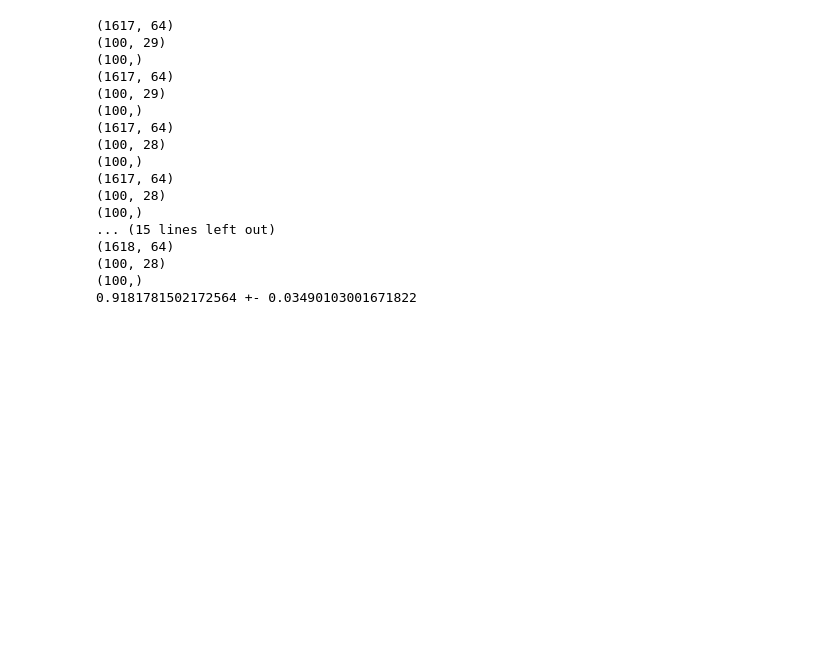
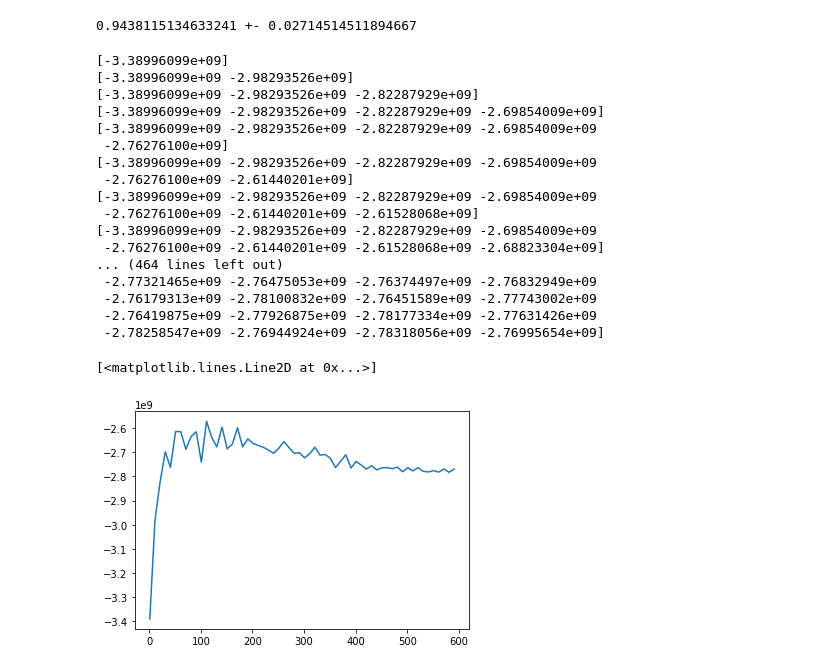
Before and after one commit to davidrft/machine-learning, a Jupyter notebook: projeto.ipynb, the cells around one changed output. Cells and saved outputs as stored; diff of their text form; code cells hidden in the pictures; blank space fills up the shorter version.

```diff
--- a/projeto.ipynb
+++ b/projeto.ipynb
@@ -22,5 +35,5 @@ Using TensorFlow backend.
 # %%
-folds = 10
+folds = 5
 scores = np.array([])
 
 kf = KFold(n_splits=folds)
@@ -29,15 +42,8 @@ for train_index, test_index in kf.split(X):
     X_train, X_test = X[train_index].astype('float32'), X[test_index].astype('float32')
     y_train, y_test = y[train_index].astype('float32'), y[test_index].astype('float32')
 
-    # Scaler
-#     scaler = StandardScaler()
-#     scaler.fit(X_train)
-#     X_train = scaler.transform(X_train)
-#     X_test = scaler.transform(X_test)
-
     # PCA
-    print(X_train.shape)
-    pca = PCA(0.95)
+    pca = PCA(0.99)
     pca.fit(X_train)
 
     # aplica-se a PCA buscando manter uma parte da variância de forma a diminuir o número de compononentes
@@ -45,7 +51,7 @@ for train_index, test_index in kf.split(X):
     X_test = pca.transform(X_test)
 
     # KMeans
-    n_clusters = 10
+    n_clusters = 20
     clustered_X_train = np.empty((0, X_train.shape[1]))
     clustered_y_train = np.array([])
     for label in set(y):
@@ -53,30 +59,42 @@ for train_index, test_index in kf.split(X):
         clustered_X_train = np.append(clustered_X_train, kmeans.cluster_centers_, axis=0)
         clustered_y_train = np.append(clustered_y_train, label*np.ones(n_clusters))
 
-    print(clustered_X_train.shape)
-    print(clustered_y_train.shape)
-
     # Regressão Logistica
-    clf = LogisticRegression(solver='lbfgs', multi_class='multinomial')
+    clf = svm.SVC(gamma=0.0005, decision_function_shape='ovo')
     clf.fit(clustered_X_train, clustered_y_train)
     scores = np.append(scores, clf.score(X_test, y_test))
 
 print(f'{np.mean(scores)} +- {np.std(scores)}')
 # %% [output]
-(1617, 64)
-(100, 29)
-(100,)
-(1617, 64)
-(100, 29)
-(100,)
-(1617, 64)
-(100, 28)
-(100,)
-(1617, 64)
-(100, 28)
-(100,)
-... (15 lines left out)
-(1618, 64)
-(100, 28)
-(100,)
-0.9181781502172564 +- 0.03490103001671822
+0.9438115134633241 +- 0.02714514511894667
+# %%
+clusters = np.array(range(1, 100, 10))
+scores = np.array([])
+# Find optimal number of clusters
+for c in clusters:
+    X_train, X_test, y_train, y_test = train_test_split(X, y, test_size=0.9, random_state=42)
+    kmeans = KMeans(n_clusters=c).fit(X_train[np.where(y_train == 0)])
+    scores = np.append(scores, kmeans.score(X_test[np.where(y_train == 0)]))
+    print(scores)
+
+plt.plot(clusters, scores)
+# %% [output]
+[-3.38996099e+09]
+[-3.38996099e+09 -2.98293526e+09]
+[-3.38996099e+09 -2.98293526e+09 -2.82287929e+09]
+[-3.38996099e+09 -2.98293526e+09 -2.82287929e+09 -2.69854009e+09]
+[-3.38996099e+09 -2.98293526e+09 -2.82287929e+09 -2.69854009e+09
+ -2.76276100e+09]
+[-3.38996099e+09 -2.98293526e+09 -2.82287929e+09 -2.69854009e+09
+ -2.76276100e+09 -2.61440201e+09]
+[-3.38996099e+09 -2.98293526e+09 -2.82287929e+09 -2.69854009e+09
+ -2.76276100e+09 -2.61440201e+09 -2.61528068e+09]
+[-3.38996099e+09 -2.98293526e+09 -2.82287929e+09 -2.69854009e+09
+ -2.76276100e+09 -2.61440201e+09 -2.61528068e+09 -2.68823304e+09]
+... (464 lines left out)
+ -2.77321465e+09 -2.76475053e+09 -2.76374497e+09 -2.76832949e+09
+ -2.76179313e+09 -2.78100832e+09 -2.76451589e+09 -2.77743002e+09
+ -2.76419875e+09 -2.77926875e+09 -2.78177334e+09 -2.77631426e+09
+ -2.78258547e+09 -2.76944924e+09 -2.78318056e+09 -2.76995654e+09]
+[<matplotlib.lines.Line2D at 0x...>]
+[figure, added]
```
Also changed, not shown: parts of 1 cell of this notebook.
